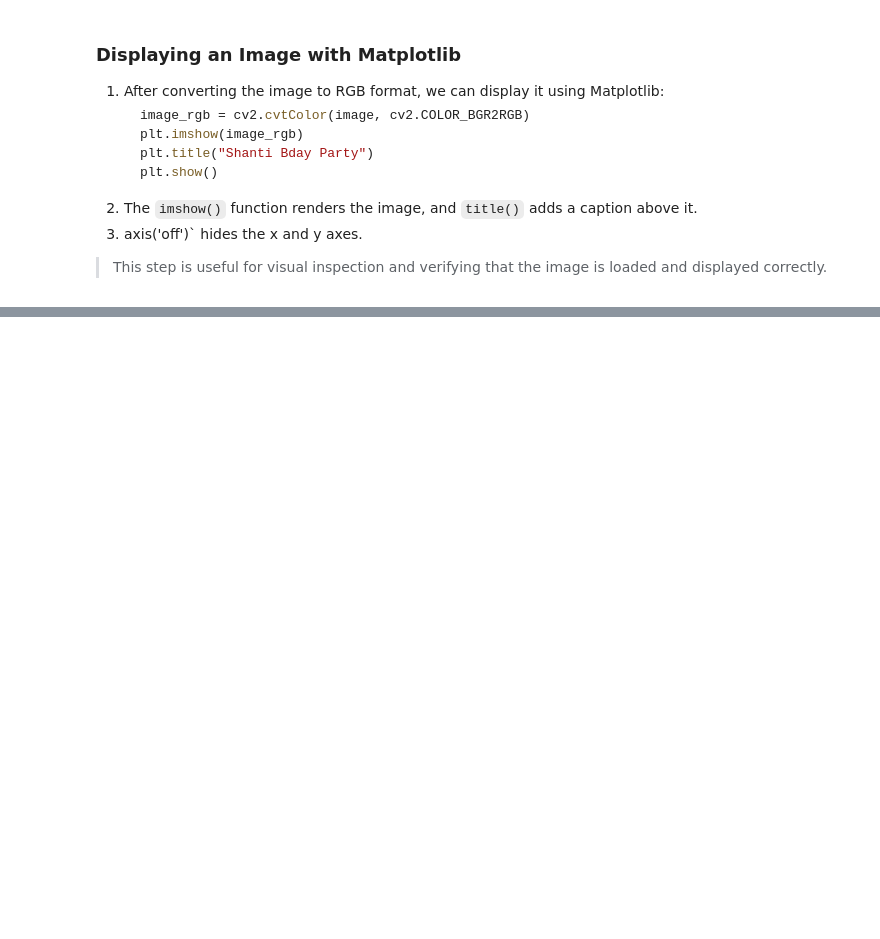
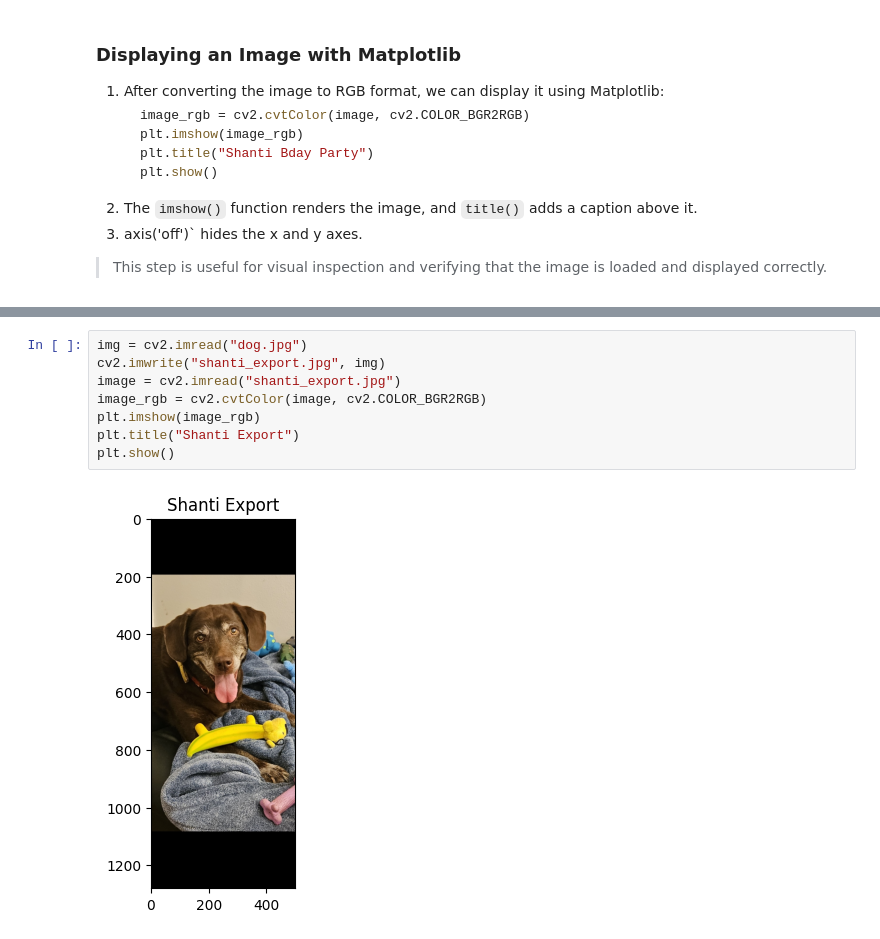
Before and after one commit to Regis-University-Data-Science/Learn-CV, a Jupyter notebook: intro_photos/photo_intro.ipynb, the cells around one changed output, grey strips where cells are left out. Cells and saved outputs as stored; diff of their text form; blank space fills up the shorter version.

```diff
--- a/intro_photos/photo_intro.ipynb
+++ b/intro_photos/photo_intro.ipynb
@@ -76,0 +85,10 @@ plt.show()
+# %%
+img = cv2.imread("dog.jpg")
+cv2.imwrite("shanti_export.jpg", img)
+image = cv2.imread("shanti_export.jpg")
+image_rgb = cv2.cvtColor(image, cv2.COLOR_BGR2RGB)
+plt.imshow(image_rgb)
+plt.title("Shanti Export")
+plt.show()
+# %% [output]
+[figure, added]
```
Also changed, not shown: parts of 6 cells of this notebook, 3 other files.
